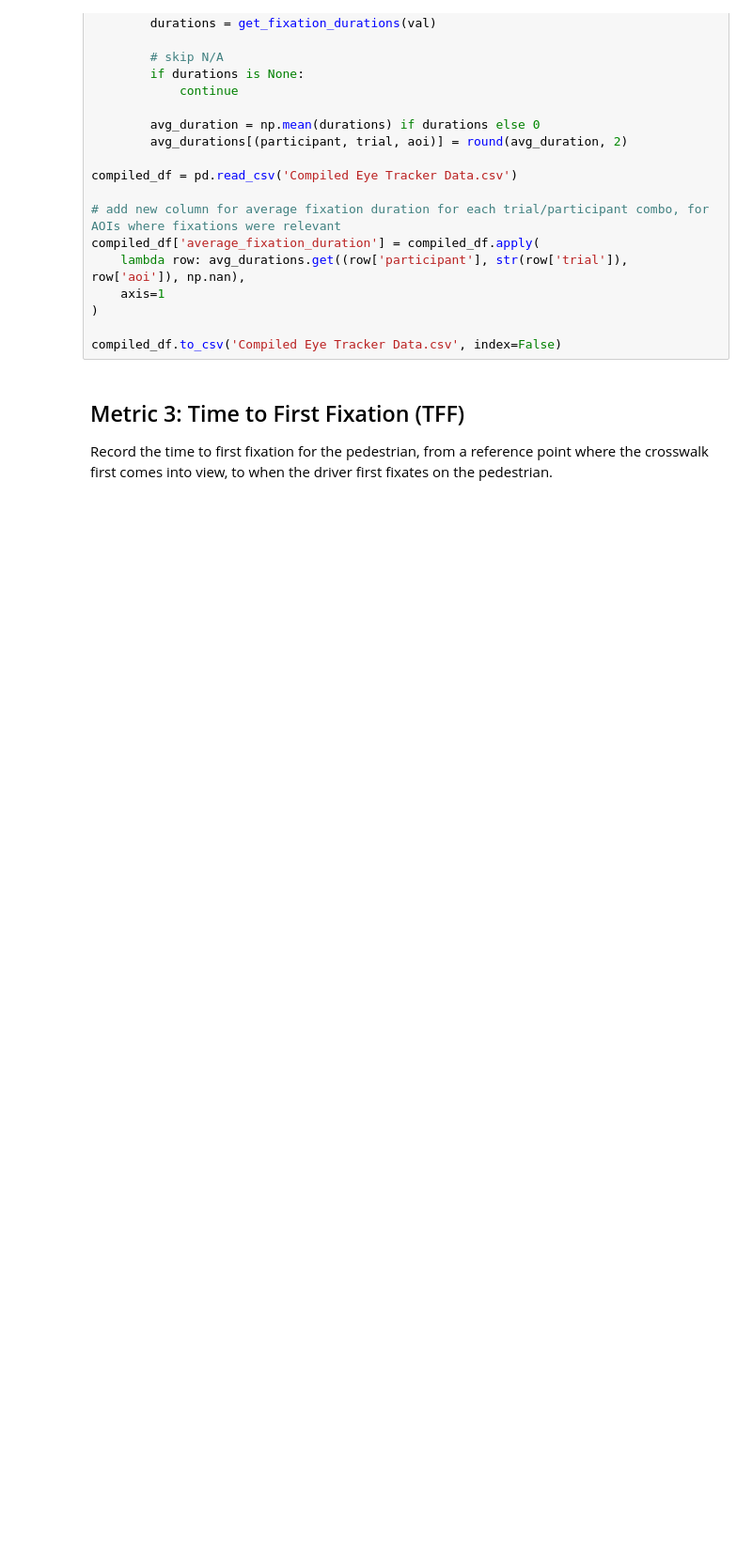
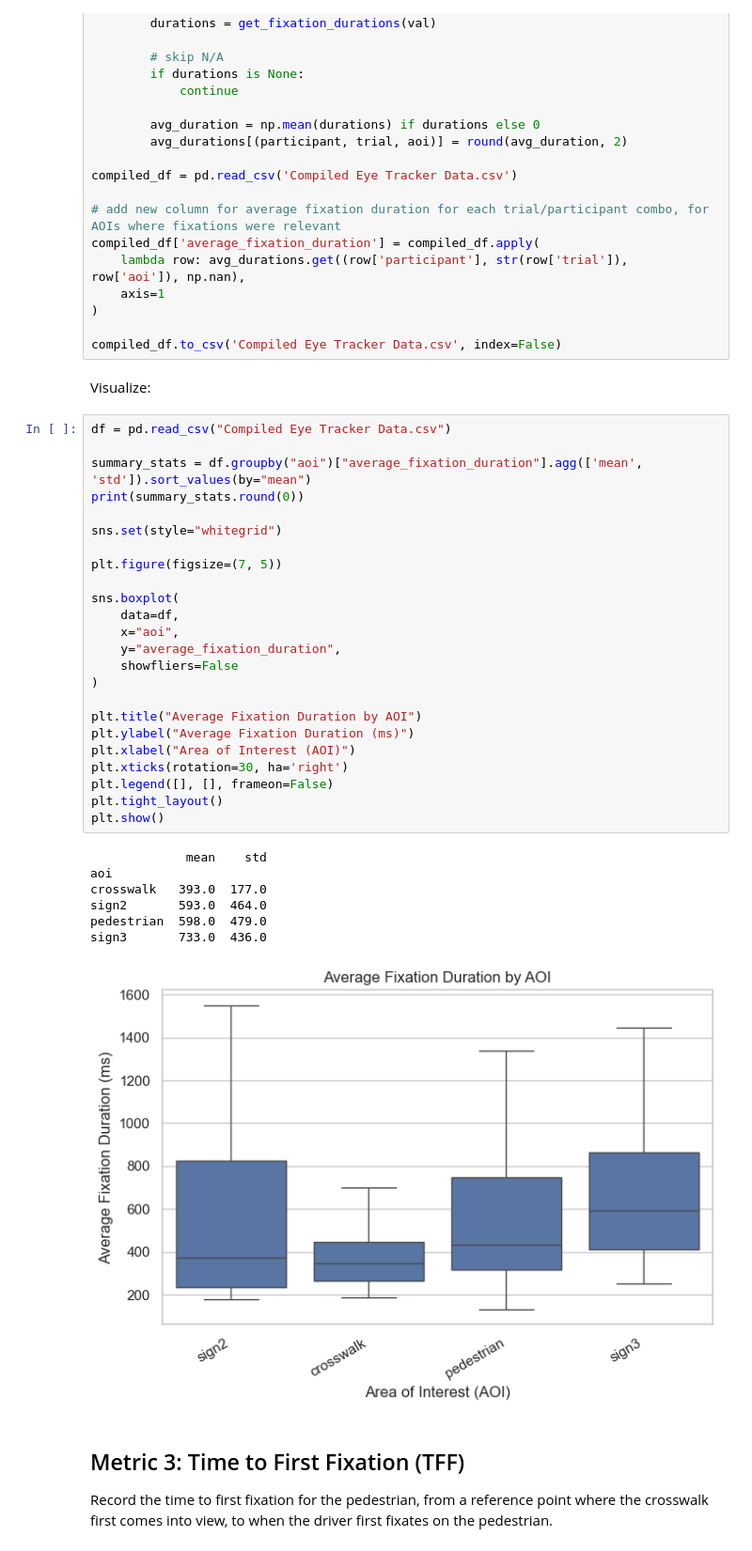
Before and after one commit to christopheroka/fydp-roundadoubt, a Jupyter notebook: AVRIL_data_analysis/Eye_Tracker_Analysis.ipynb, the cells around one changed output. Shown at 94% size. Drawn from its saved outputs; the diff is of its cells as text; blank space fills up the shorter version.

```diff
--- a/AVRIL_data_analysis/Eye_Tracker_Analysis.ipynb
+++ b/AVRIL_data_analysis/Eye_Tracker_Analysis.ipynb
@@ -402,6 +432,40 @@ compiled_df['average_fixation_duration'] = compiled_df.apply(
 )
 
 compiled_df.to_csv('Compiled Eye Tracker Data.csv', index=False)
+# %% [markdown]
+Visualize:
+# %%
+df = pd.read_csv("Compiled Eye Tracker Data.csv")
+
+summary_stats = df.groupby("aoi")["average_fixation_duration"].agg(['mean', 'std']).sort_values(by="mean")
+print(summary_stats.round(0))
+
+sns.set(style="whitegrid")
+
+plt.figure(figsize=(7, 5))
+
+sns.boxplot(
+    data=df,
+    x="aoi",
+    y="average_fixation_duration",
+    showfliers=False
+)
+
+plt.title("Average Fixation Duration by AOI")
+plt.ylabel("Average Fixation Duration (ms)")
+plt.xlabel("Area of Interest (AOI)")
+plt.xticks(rotation=30, ha='right')
+plt.legend([], [], frameon=False)
+plt.tight_layout()
+plt.show()
+# %% [output]
+             mean    std
+aoi
+crosswalk   393.0  177.0
+sign2       593.0  464.0
+pedestrian  598.0  479.0
+sign3       733.0  436.0
+[figure, added]
 # %% [markdown]
 ## Metric 3: Time to First Fixation (TFF)
 
```
Also changed, not shown: parts of 7 cells of this notebook, 7 other files.
